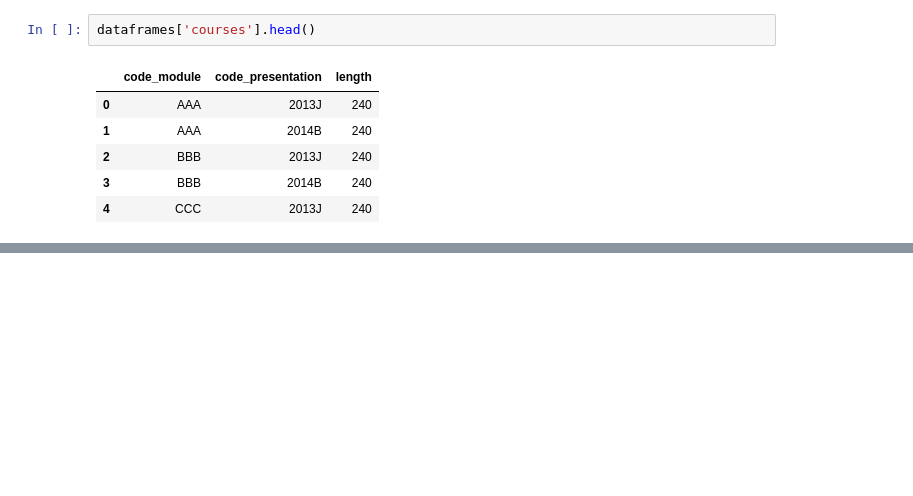
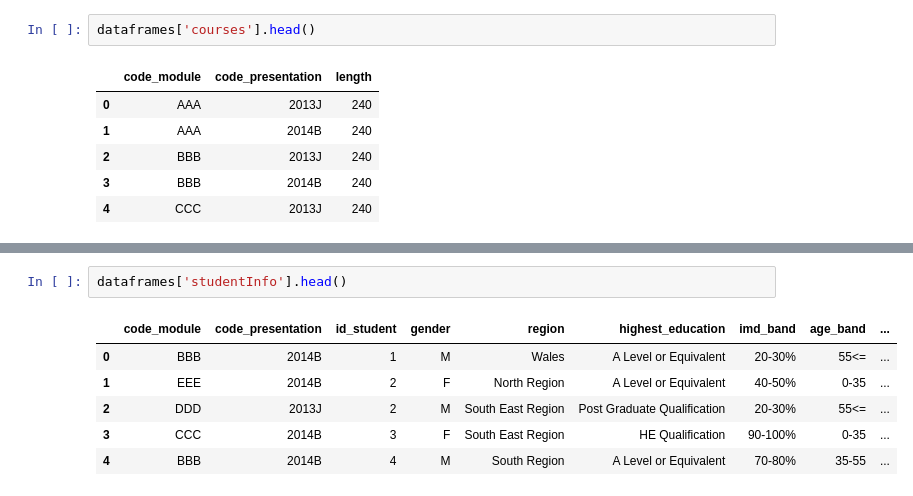
Before and after one commit to AndaniAfrica/data_science_assesment, a Jupyter notebook: assessment_notebook.ipynb, the cells around one changed output, grey strips where cells are left out. Drawn from its saved outputs; the diff is of its cells as text; blank space fills up the shorter version.

```diff
--- a/assessment_notebook.ipynb
+++ b/assessment_notebook.ipynb
@@ -48,0 +50,9 @@ dataframes['courses'].head()
+# %%
+dataframes['studentInfo'].head()
+# %% [output]
+|  | code_module | code_presentation | id_student | gender | region | highest_education | imd_band | age_band | ... |
+| 0 | BBB | 2014B | 1 | M | Wales | A Level or Equivalent | 20-30% | 55<= | ... |
+| 1 | EEE | 2014B | 2 | F | North Region | A Level or Equivalent | 40-50% | 0-35 | ... |
+| 2 | DDD | 2013J | 2 | M | South East Region | Post Graduate Qualification | 20-30% | 55<= | ... |
+| 3 | CCC | 2014B | 3 | F | South East Region | HE Qualification | 90-100% | 0-35 | ... |
+| 4 | BBB | 2014B | 4 | M | South Region | A Level or Equivalent | 70-80% | 35-55 | ... |
```
Also changed, not shown: parts of 19 cells of this notebook.
